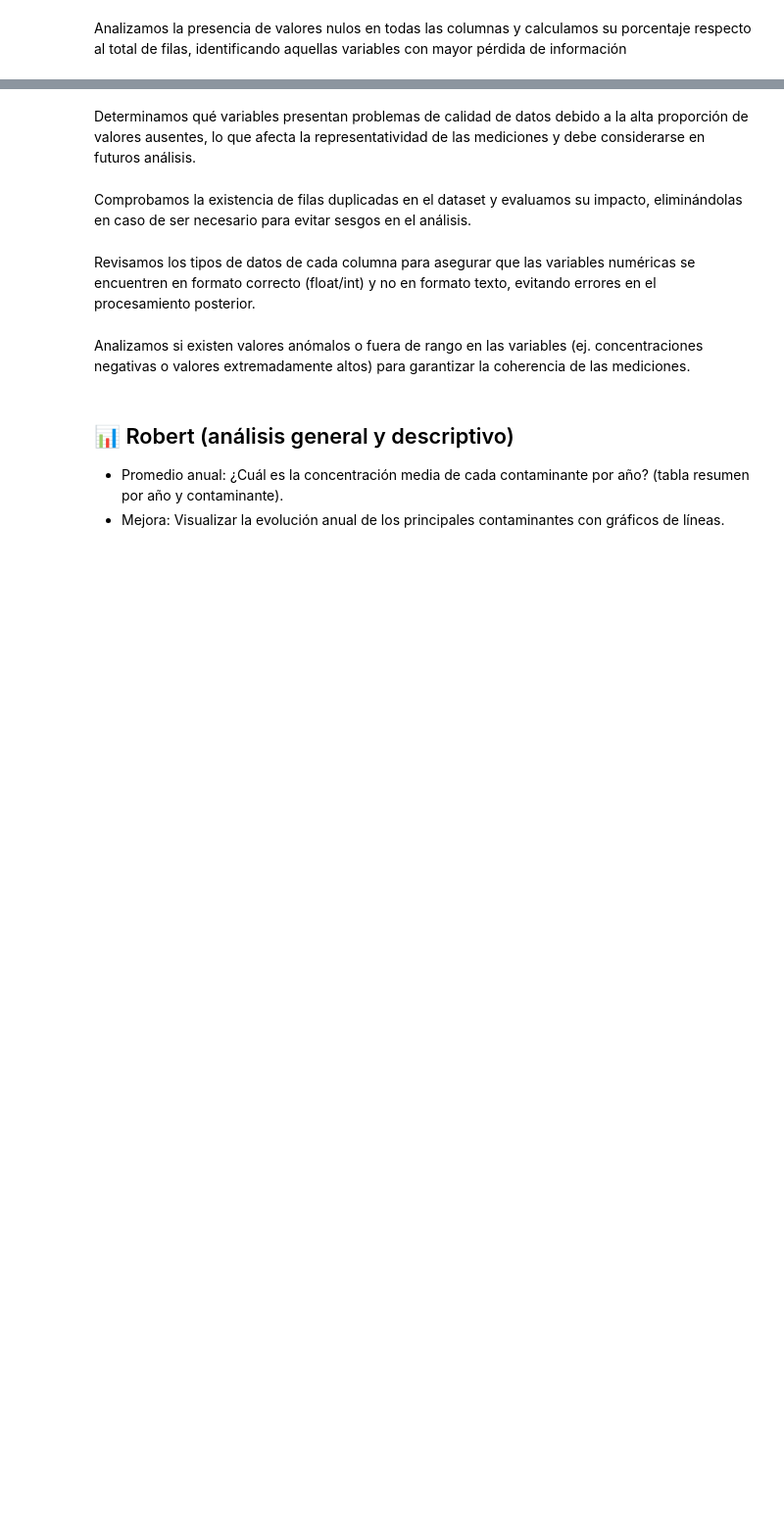
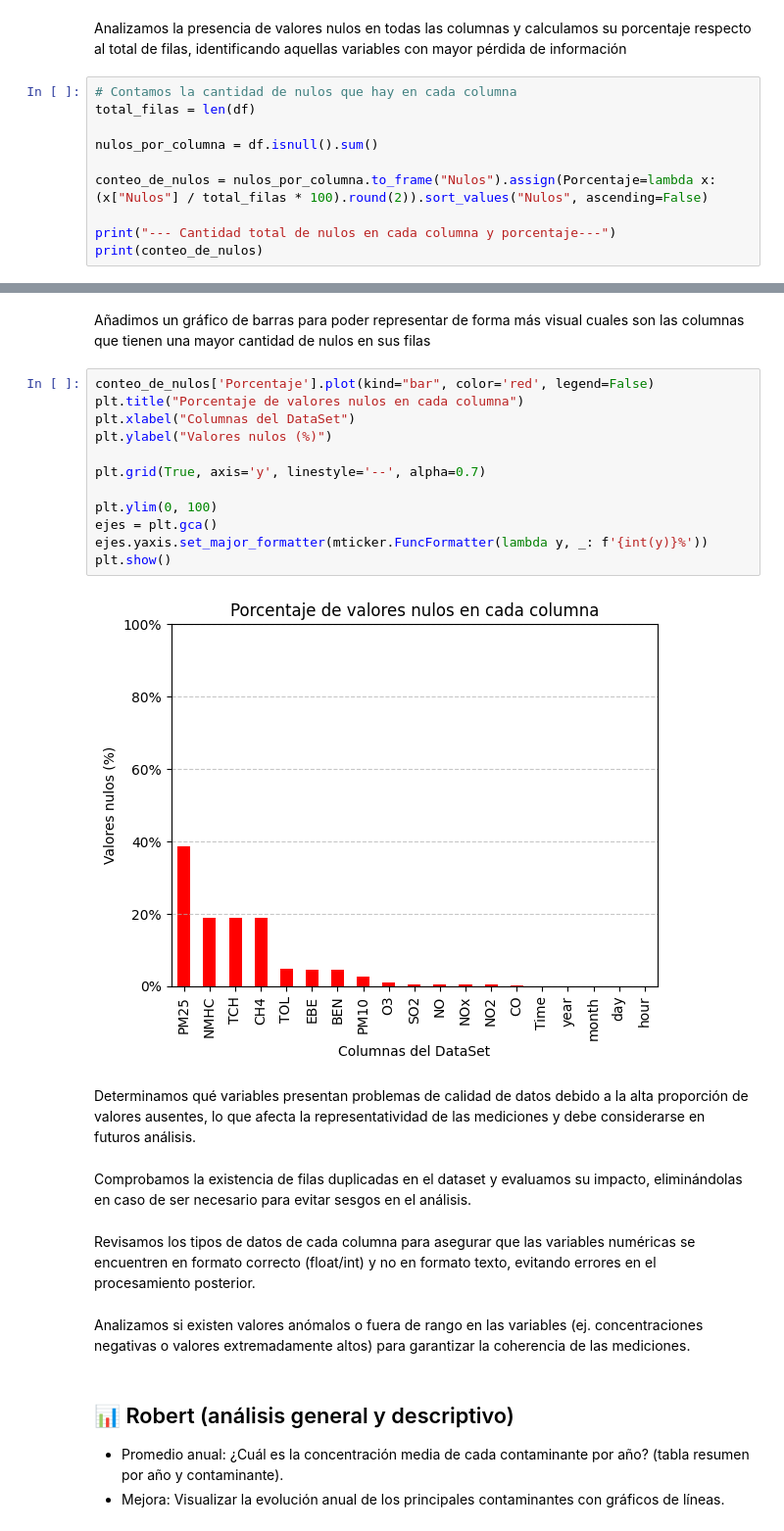
Before and after one commit to thisisrober/analisis-exploratorio-dataset-airquality-madrid, a Jupyter notebook: notebook.ipynb, the cells around one changed output, grey strips where cells are left out. Shown at 98% size. Drawn from its saved outputs; the diff is of its cells as text; blank space fills up the shorter version.

Commit message:
Conteo de nulos + grafico representativo

```diff
--- a/notebook.ipynb
+++ b/notebook.ipynb
@@ -55,2 +74,12 @@ print(df.head(10))
 # %% [markdown]
 Analizamos la presencia de valores nulos en todas las columnas y calculamos su porcentaje respecto al total de filas, identificando aquellas variables con mayor pérdida de información
+# %%
+# Contamos la cantidad de nulos que hay en cada columna
+total_filas = len(df)
+
+nulos_por_columna = df.isnull().sum()
+
+conteo_de_nulos = nulos_por_columna.to_frame("Nulos").assign(Porcentaje=lambda x: (x["Nulos"] / total_filas * 100).round(2)).sort_values("Nulos", ascending=False)
+
+print("--- Cantidad total de nulos en cada columna y porcentaje---")
+print(conteo_de_nulos)
@@ -57,3 +104,19 @@ Analizamos la presencia de valores nulos en todas las columnas y calculamos su p
+# %% [markdown]
+Añadimos un gráfico de barras para poder representar de forma más visual cuales son las columnas que tienen una mayor cantidad de nulos en sus filas
+# %%
+conteo_de_nulos['Porcentaje'].plot(kind="bar", color='red', legend=False)
+plt.title("Porcentaje de valores nulos en cada columna")
+plt.xlabel("Columnas del DataSet")
+plt.ylabel("Valores nulos (%)")
+
+plt.grid(True, axis='y', linestyle='--', alpha=0.7)
+
+plt.ylim(0, 100)
+ejes = plt.gca()
+ejes.yaxis.set_major_formatter(mticker.FuncFormatter(lambda y, _: f'{int(y)}%'))
+plt.show()
+# %% [output]
+[figure, added]
 # %% [markdown]
 Determinamos qué variables presentan problemas de calidad de datos debido a la alta proporción de valores ausentes, lo que afecta la representatividad de las mediciones y debe considerarse en futuros análisis.
 # %% [markdown]
```
Also changed, not shown: parts of 2 cells of this notebook.
